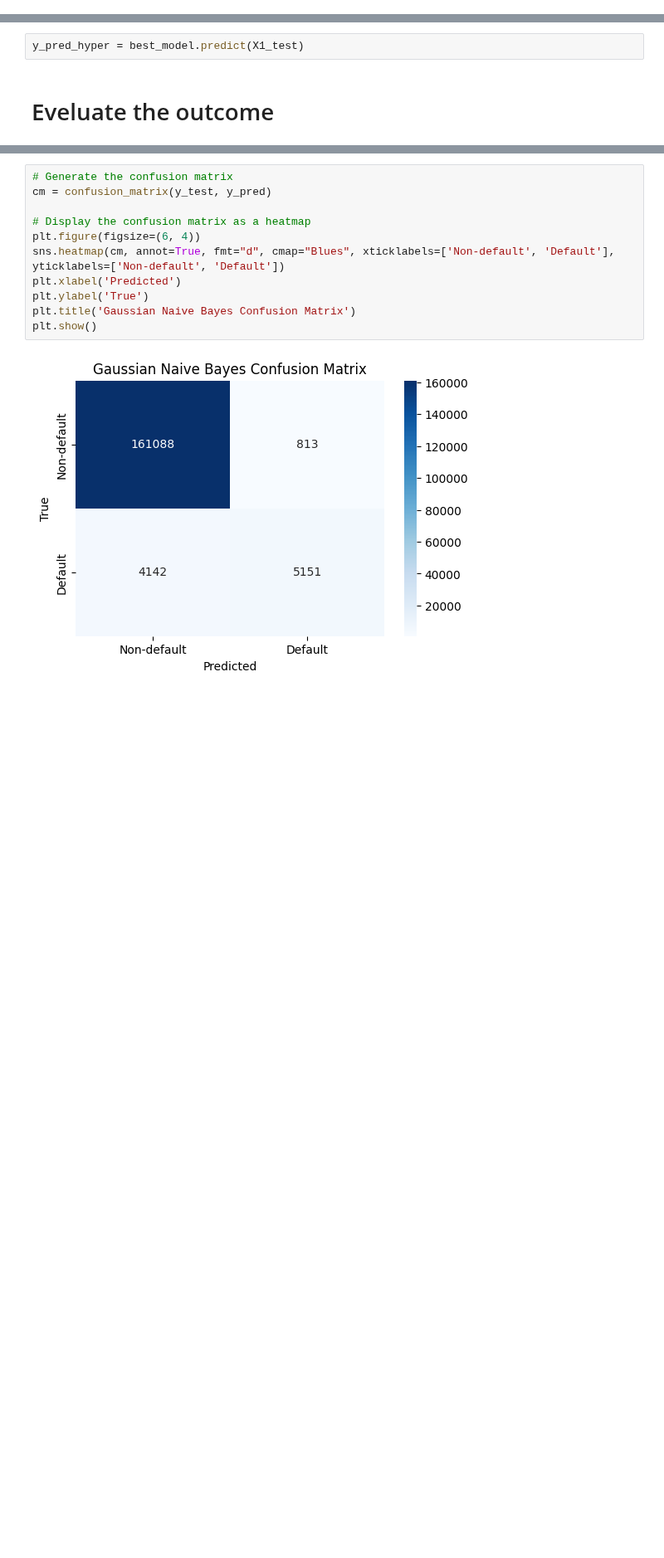
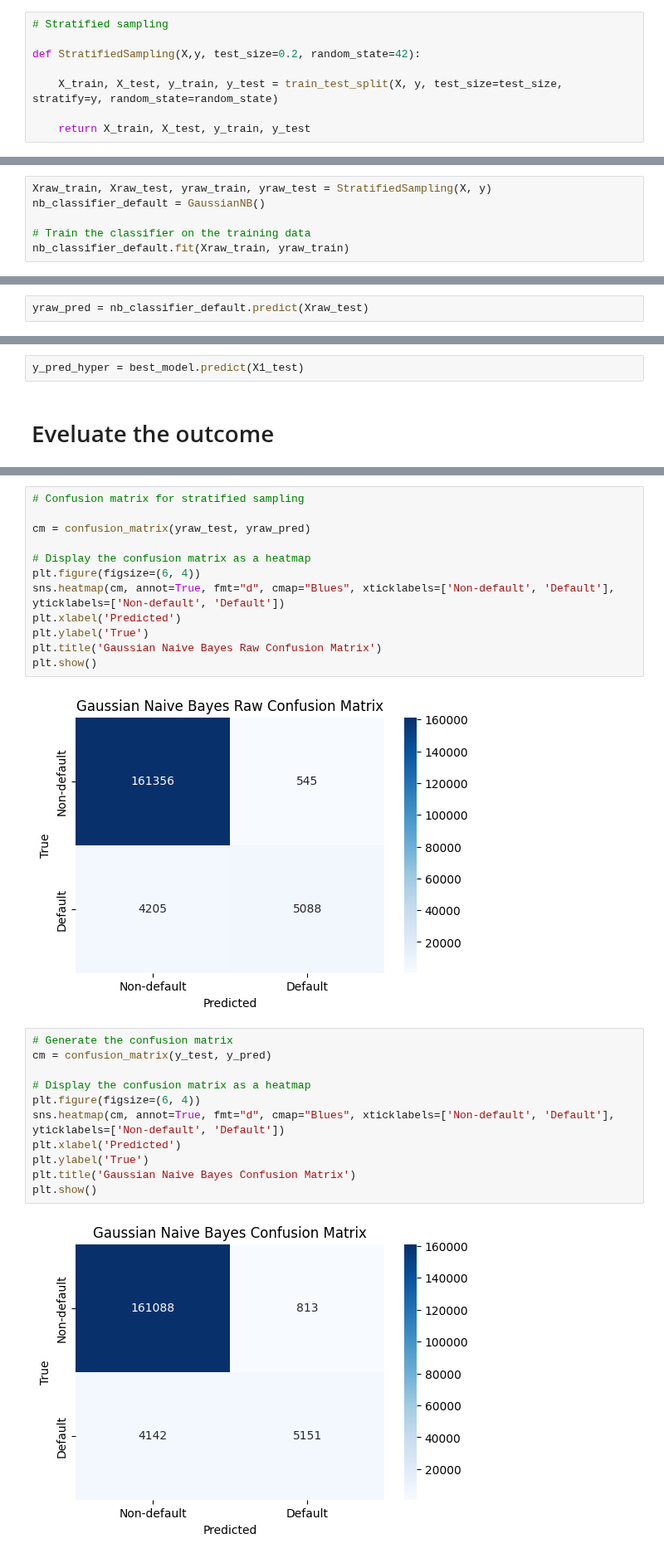
Before and after one commit to Darrel-Koh/Credit_Risk_Analysis, a Jupyter notebook: NewNB.ipynb, the cells around one changed output, grey strips where cells are left out. Shown at 83% size. Cells and saved outputs as stored; diff of their text form; blank space fills up the shorter version.

Commit message:
Add standalone stratified sampling

```diff
--- a/NewNB.ipynb
+++ b/NewNB.ipynb
@@ -448,6 +449,14 @@ selected_features = [
 ]
 X = df[selected_features]
 y = df['default_ind']
+# %%
+# Stratified sampling
+
+def StratifiedSampling(X,y, test_size=0.2, random_state=42):
+
+    X_train, X_test, y_train, y_test = train_test_split(X, y, test_size=test_size, stratify=y, random_state=random_state)
+
+    return X_train, X_test, y_train, y_test
 # %%
 from imblearn.over_sampling import SMOTE
 
@@ -463,0 +475,6 @@ def Oversampling(X, y, test_size=0.2, random_state=42):
+# %%
+Xraw_train, Xraw_test, yraw_train, yraw_test = StratifiedSampling(X, y)
+nb_classifier_default = GaussianNB()
+
+# Train the classifier on the training data
+nb_classifier_default.fit(Xraw_train, yraw_train)
@@ -464,3 +483,5 @@ def Oversampling(X, y, test_size=0.2, random_state=42):
+# %%
+yraw_pred = nb_classifier_default.predict(Xraw_test)
 # %% [markdown]
 Oversampling
 # %%
@@ -520,5 +544,19 @@ print("Accuracy of default NB (Fine tune):", accuracy_hyperparam)
 Accuracy of default NB: 0.9710562286061427
 Accuracy of default NB (Fine tune): 0.8538032874983936
+# %%
+# Confusion matrix for stratified sampling
+
+cm = confusion_matrix(yraw_test, yraw_pred)
+
+# Display the confusion matrix as a heatmap
+plt.figure(figsize=(6, 4))
+sns.heatmap(cm, annot=True, fmt="d", cmap="Blues", xticklabels=['Non-default', 'Default'], yticklabels=['Non-default', 'Default'])
+plt.xlabel('Predicted')
+plt.ylabel('True')
+plt.title('Gaussian Naive Bayes Raw Confusion Matrix')
+plt.show()
+# %% [output]
+[figure, added]
 # %%
 # Generate the confusion matrix
 cm = confusion_matrix(y_test, y_pred)
```
Also changed, not shown: parts of 6 cells of this notebook.
